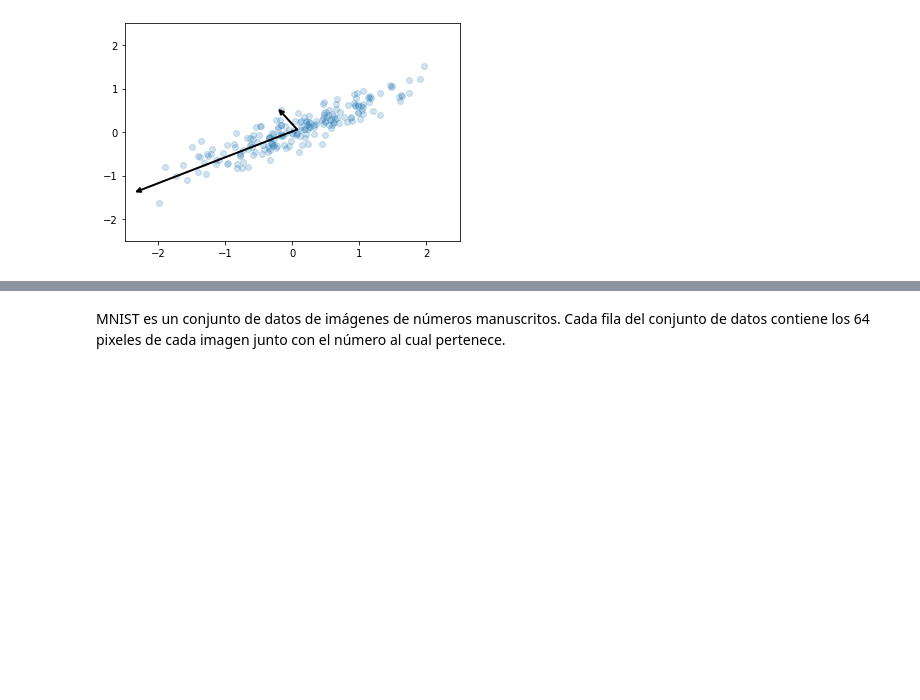
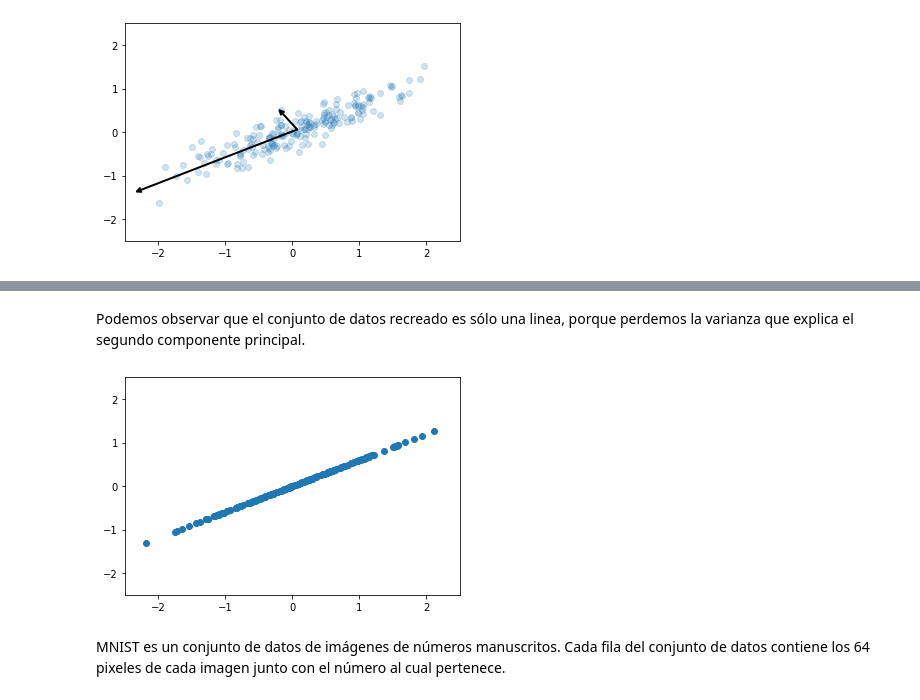
Before and after one commit to Barbie2401/mlb, a Jupyter notebook: 5-dimensionality-reduction.ipynb, the cells around one changed output, grey strips where cells are left out. Drawn from its saved outputs; the diff is of its cells as text; code cells hidden in the pictures; blank space fills up the shorter version.

```diff
--- a/5-dimensionality-reduction.ipynb
+++ b/5-dimensionality-reduction.ipynb
@@ -116,0 +130,5 @@ for length, vector in zip(pca_line_noised.explained_variance_, pca_line_noised.c
+# %%
+line_noised_reduced = np.dot(
+    line_noised.values,
+    pca_line_noised.components_[0].reshape(1,-1).T # Debemos trasponer nuestro componente principal para realizar el producto punto
+)
@@ -116,0 +159,2 @@ for length, vector in zip(pca_line_noised.explained_variance_, pca_line_noised.c
+# %%
+line_noised_original = np.dot(line_noised_reduced, pca_line_noised.components_[0].reshape(1,-1))
@@ -117,3 +183,12 @@ for length, vector in zip(pca_line_noised.explained_variance_, pca_line_noised.c
+# %% [markdown]
+Podemos observar que el conjunto de datos recreado es sólo una linea, porque perdemos la varianza que explica el segundo componente principal.
+# %%
+plt.scatter(line_noised_original[:,0],line_noised_original[:,1])
+plt.ylim([-2.5,2.5])
+plt.xlim([-2.5,2.5])
+plt.show()
+# %% [output]
+[figure, added]
 # %% [markdown]
 MNIST es un conjunto de datos de imágenes de números manuscritos. Cada fila del conjunto de datos contiene los 64 pixeles de cada imagen junto con el número al cual pertenece.
 # %%
```
Also changed, not shown: parts of 14 cells of this notebook.
